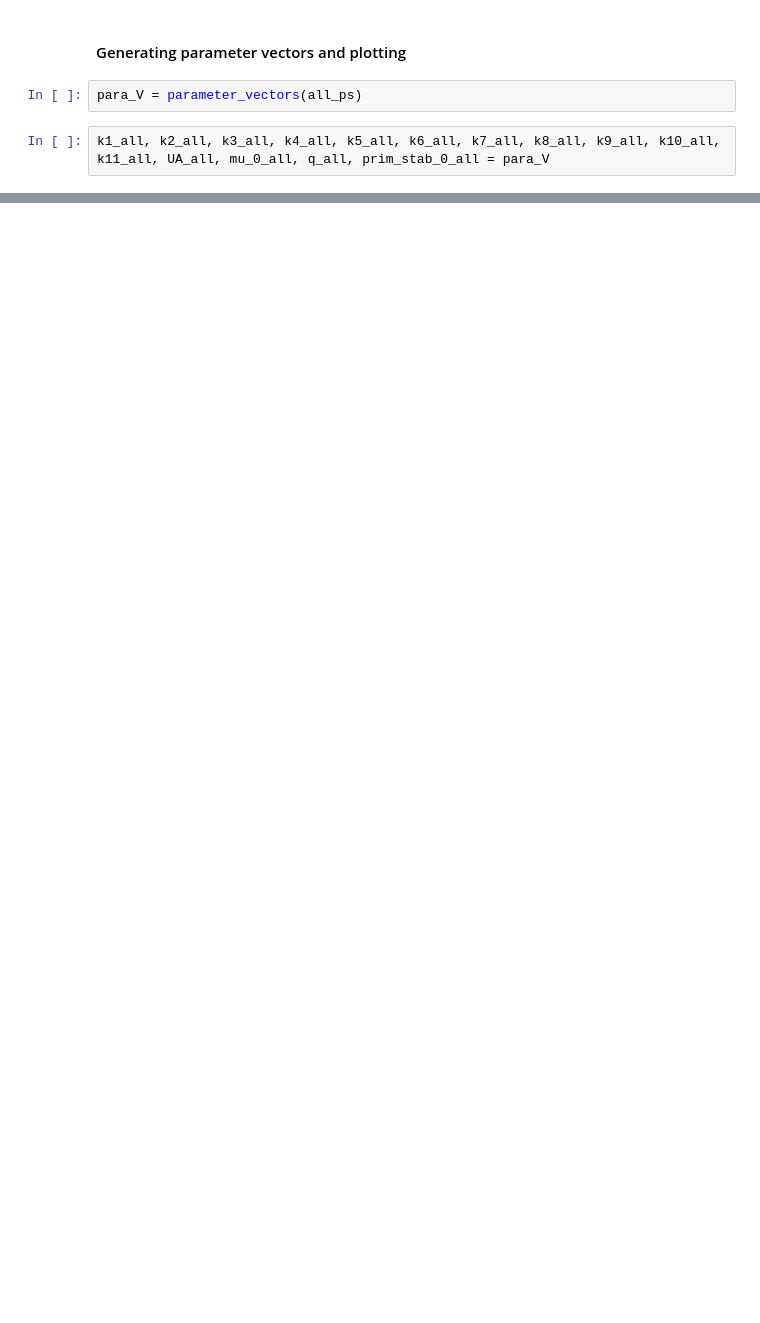
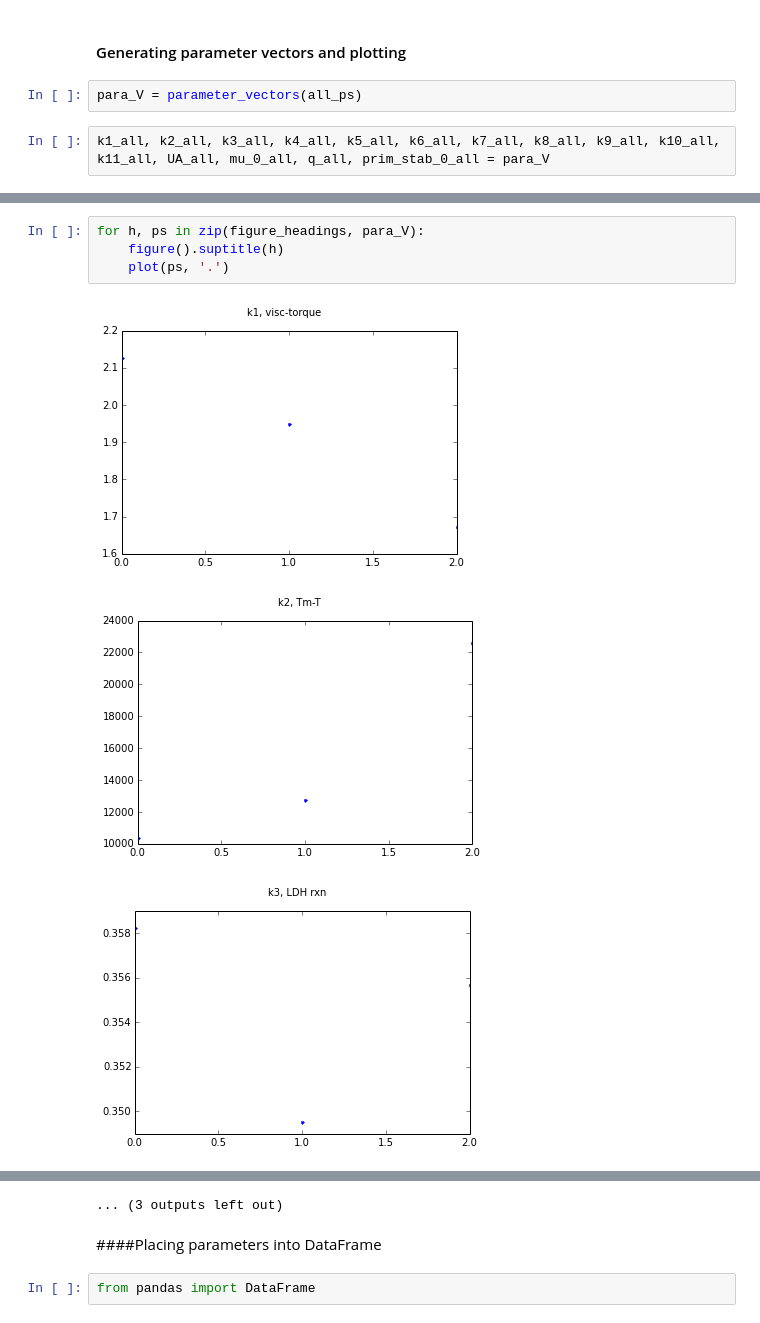
Before and after one commit to TimothyJohnLange/TorqueRheometerAnalysis, a Jupyter notebook: Fit_parameters_to_multi_files.ipynb, the cells around one changed output, grey strips where cells are left out. Drawn from its saved outputs; the diff is of its cells as text; blank space fills up the shorter version.

Commit message:
Inserted parameters into pandas.DataFrame with some issues

```diff
--- a/Fit_parameters_to_multi_files.ipynb
+++ b/Fit_parameters_to_multi_files.ipynb
@@ -194,0 +152,8 @@ plot(prim_stab_0_all, '.')
+# %%
+for h, ps in zip(figure_headings, para_V):
+    figure().suptitle(h)
+    plot(ps, '.')
+# %% [output]
+[figure, added]
+[figure, added]
+[figure, added]
@@ -194,0 +169,5 @@ plot(prim_stab_0_all, '.')
+... (3 outputs left out)
+# %% [markdown]
+####Placing parameters into DataFrame
+# %%
+from pandas import DataFrame
```
Also changed, not shown: parts of 14 cells of this notebook.
